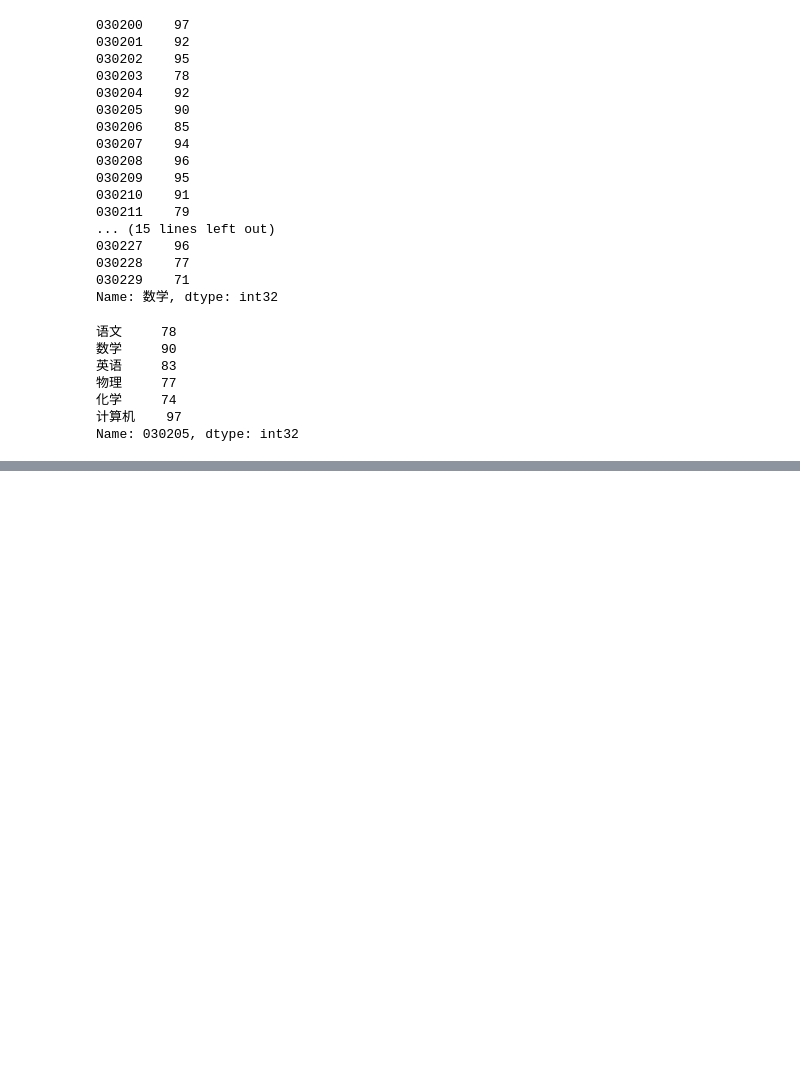
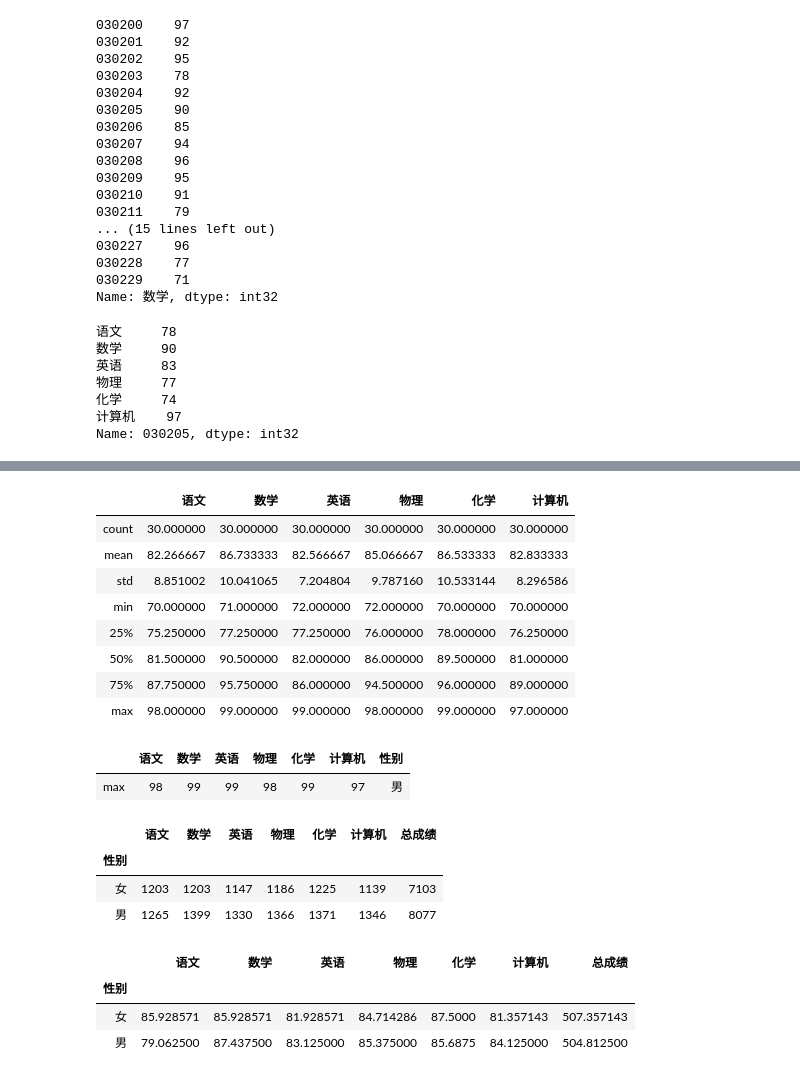
Before and after one commit to raydrawc/python, a Jupyter notebook: src/pandas/pandas_hw.ipynb, the cells around one changed output, grey strips where cells are left out. Saved outputs shown, nothing was run; the diff lists cells and outputs as text; code cells hidden in the pictures; blank space fills up the shorter version.

```diff
--- a/src/pandas/pandas_hw.ipynb
+++ b/src/pandas/pandas_hw.ipynb
@@ -127,0 +242,34 @@ df.index["总成绩"] = df["数学"]
+# %%
+df3.describe()
+# %% [output]
+|  | 语文 | 数学 | 英语 | 物理 | 化学 | 计算机 |
+| count | 30.000000 | 30.000000 | 30.000000 | 30.000000 | 30.000000 | 30.000000 |
+| mean | 82.266667 | 86.733333 | 82.566667 | 85.066667 | 86.533333 | 82.833333 |
+| std | 8.851002 | 10.041065 | 7.204804 | 9.787160 | 10.533144 | 8.296586 |
+| min | 70.000000 | 71.000000 | 72.000000 | 72.000000 | 70.000000 | 70.000000 |
+| 25% | 75.250000 | 77.250000 | 77.250000 | 76.000000 | 78.000000 | 76.250000 |
+| 50% | 81.500000 | 90.500000 | 82.000000 | 86.000000 | 89.500000 | 81.000000 |
+| 75% | 87.750000 | 95.750000 | 86.000000 | 94.500000 | 96.000000 | 89.000000 |
+| max | 98.000000 | 99.000000 | 99.000000 | 98.000000 | 99.000000 | 97.000000 |
+# %%
+def my_describe(x):
+    return pd.Series(x.max(), index = ["max"])
+
+df3.apply(my_describe)
+# %% [output]
+|  | 语文 | 数学 | 英语 | 物理 | 化学 | 计算机 | 性别 |
+| max | 98 | 99 | 99 | 98 | 99 | 97 | 男 |
+# %%
+df3.groupby(by='性别').sum()
+# %% [output]
+|  | 语文 | 数学 | 英语 | 物理 | 化学 | 计算机 | 总成绩 |
+| 性别 |  |  |  |  |  |  |  |
+| 女 | 1203 | 1203 | 1147 | 1186 | 1225 | 1139 | 7103 |
+| 男 | 1265 | 1399 | 1330 | 1366 | 1371 | 1346 | 8077 |
+# %%
+df3.groupby(by='性别').mean()
+# %% [output]
+|  | 语文 | 数学 | 英语 | 物理 | 化学 | 计算机 | 总成绩 |
+| 性别 |  |  |  |  |  |  |  |
+| 女 | 85.928571 | 85.928571 | 81.928571 | 84.714286 | 87.5000 | 81.357143 | 507.357143 |
+| 男 | 79.062500 | 87.437500 | 83.125000 | 85.375000 | 85.6875 | 84.125000 | 504.812500 |
```
Also changed, not shown: parts of 7 cells of this notebook, 1 other file.
